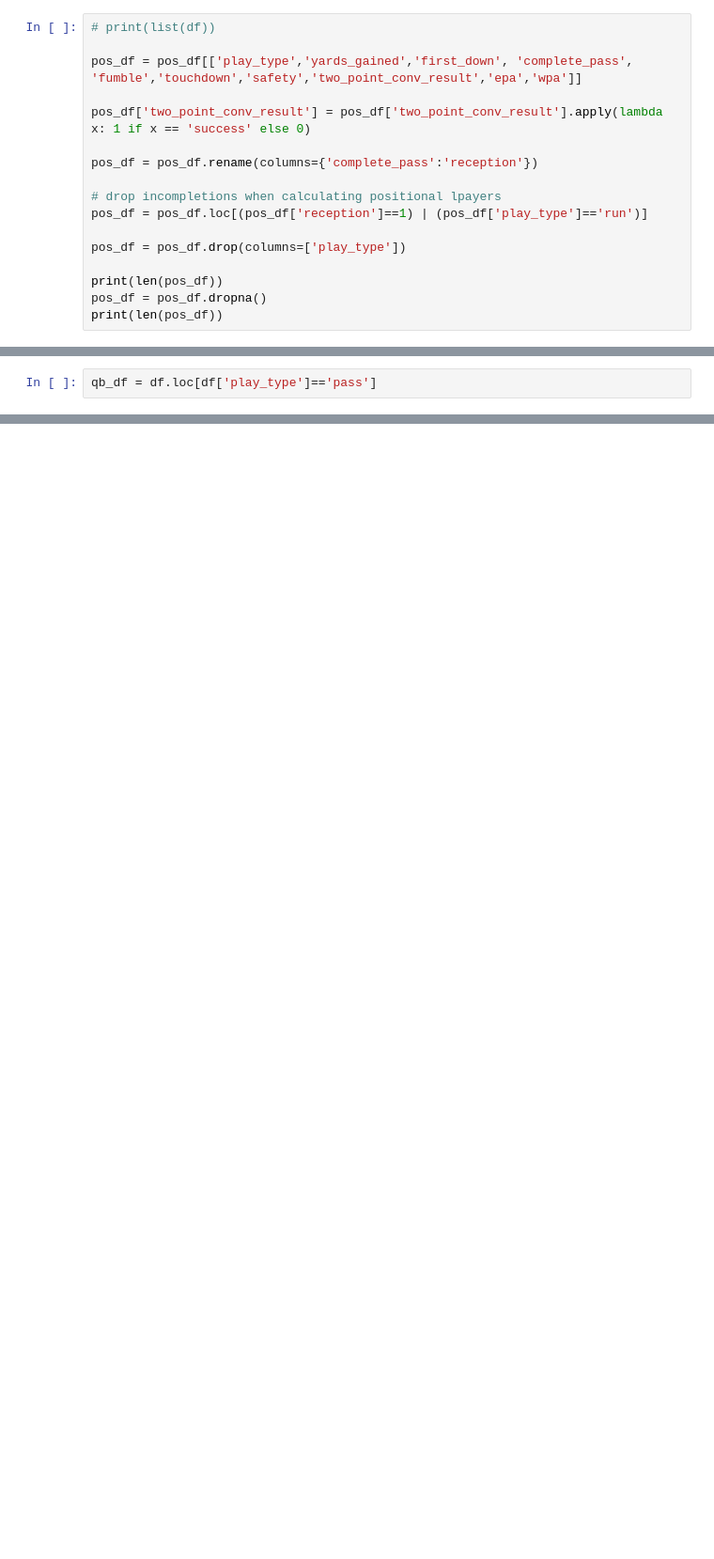
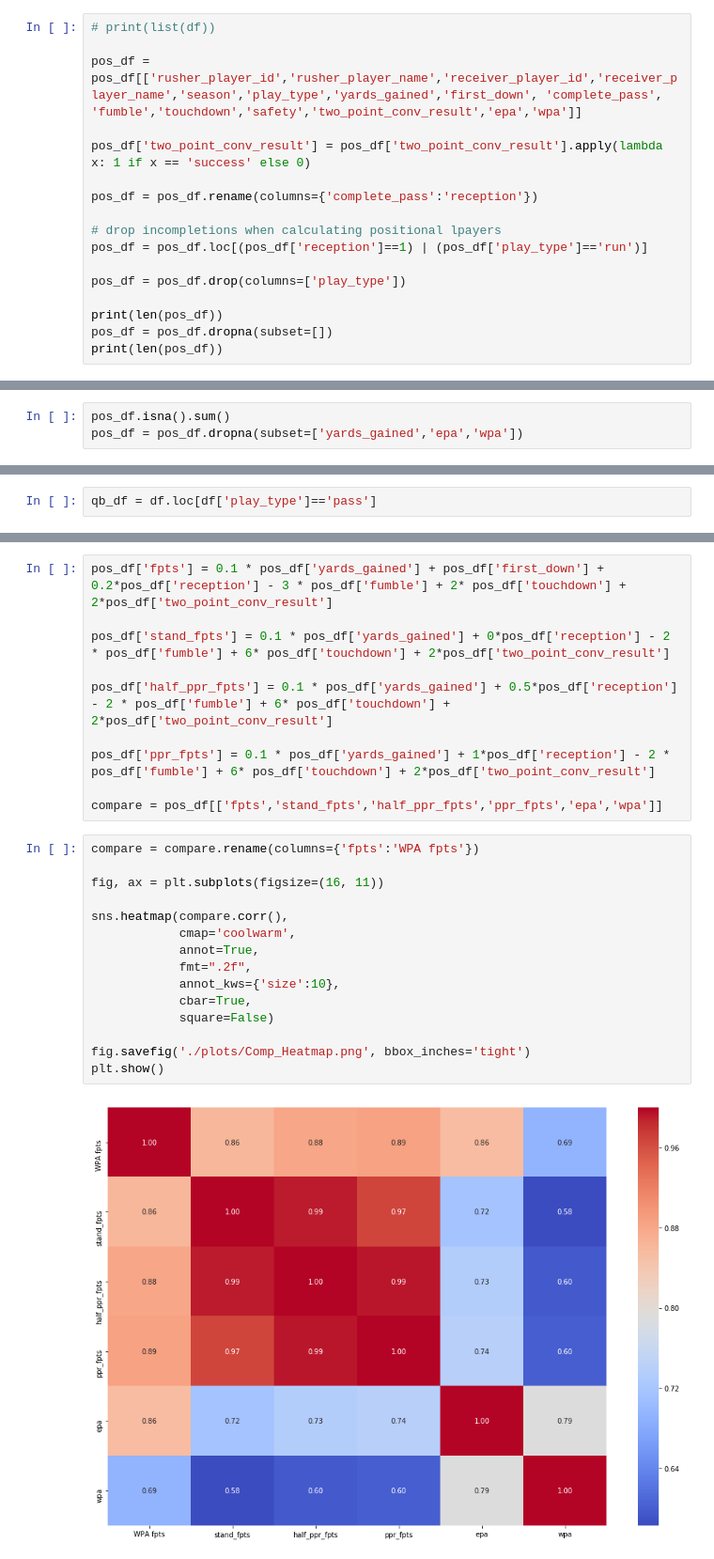
Before and after one commit to btatkinson/fantasyWPA, a Jupyter notebook: fantasyWPA.ipynb, the cells around one changed output, grey strips where cells are left out. Shown: that part at 94% size. Drawn from its saved outputs; the diff is of its cells as text; blank space fills up the shorter version.

```diff
--- a/fantasyWPA.ipynb
+++ b/fantasyWPA.ipynb
@@ -71,7 +74,7 @@ See the caveats in the documentation: http://pandas.pydata.org/pandas-docs/stabl
 # %%
 # print(list(df))
 
-pos_df = pos_df[['play_type','yards_gained','first_down', 'complete_pass', 'fumble','touchdown','safety','two_point_conv_result','epa','wpa']]
+pos_df = pos_df[['rusher_player_id','rusher_player_name','receiver_player_id','receiver_player_name','season','play_type','yards_gained','first_down', 'complete_pass', 'fumble','touchdown','safety','two_point_conv_result','epa','wpa']]
 
 pos_df['two_point_conv_result'] = pos_df['two_point_conv_result'].apply(lambda x: 1 if x == 'success' else 0)
 
@@ -83,7 +86,7 @@ pos_df = pos_df.loc[(pos_df['reception']==1) | (pos_df['play_type']=='run')]
 pos_df = pos_df.drop(columns=['play_type'])
 
 print(len(pos_df))
-pos_df = pos_df.dropna()
+pos_df = pos_df.dropna(subset=[])
 print(len(pos_df))
 # %% [output]
 243456
@@ -114,3 +116,6 @@ plt.show()
+# %%
+pos_df.isna().sum()
+pos_df = pos_df.dropna(subset=['yards_gained','epa','wpa'])
 # %%
 from sklearn.model_selection import train_test_split
 from sklearn.linear_model import LinearRegression,Lasso
@@ -237,0 +284,27 @@ wpa multiplier 55.06756089003045
+# %%
+pos_df['fpts'] = 0.1 * pos_df['yards_gained'] + pos_df['first_down'] + 0.2*pos_df['reception'] - 3 * pos_df['fumble'] + 2* pos_df['touchdown'] + 2*pos_df['two_point_conv_result']
+
+pos_df['stand_fpts'] = 0.1 * pos_df['yards_gained'] + 0*pos_df['reception'] - 2 * pos_df['fumble'] + 6* pos_df['touchdown'] + 2*pos_df['two_point_conv_result']
+
+pos_df['half_ppr_fpts'] = 0.1 * pos_df['yards_gained'] + 0.5*pos_df['reception'] - 2 * pos_df['fumble'] + 6* pos_df['touchdown'] + 2*pos_df['two_point_conv_result']
+
+pos_df['ppr_fpts'] = 0.1 * pos_df['yards_gained'] + 1*pos_df['reception'] - 2 * pos_df['fumble'] + 6* pos_df['touchdown'] + 2*pos_df['two_point_conv_result']
+
+compare = pos_df[['fpts','stand_fpts','half_ppr_fpts','ppr_fpts','epa','wpa']]
+# %%
+compare = compare.rename(columns={'fpts':'WPA fpts'})
+
+fig, ax = plt.subplots(figsize=(16, 11))
+
+sns.heatmap(compare.corr(),
+            cmap='coolwarm',
+            annot=True,
+            fmt=".2f",
+            annot_kws={'size':10},
+            cbar=True,
+            square=False)
+
+fig.savefig('./plots/Comp_Heatmap.png', bbox_inches='tight')
+plt.show()
+# %% [output]
+[figure, added]
```
Also changed, not shown: parts of 15 cells of this notebook, 3 other files.
